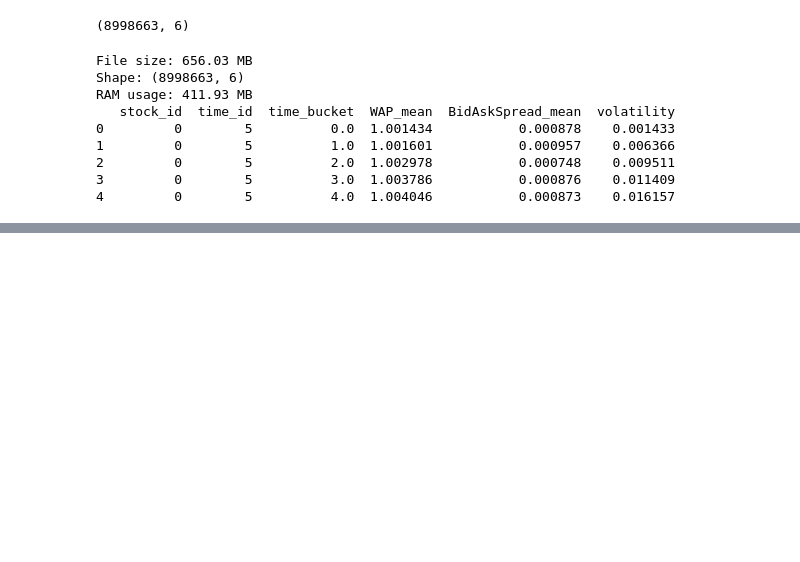
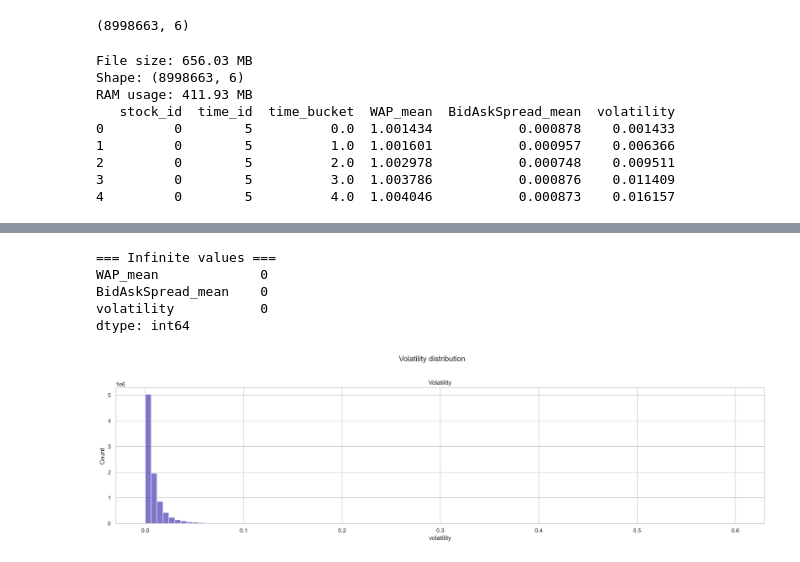
Before and after one commit to ji1isu/DATA3888G08, a Jupyter notebook: asst.ipynb, the cells around one changed output, grey strips where cells are left out. Drawn from its saved outputs; the diff is of its cells as text; code cells hidden in the pictures; blank space fills up the shorter version.

```diff
--- a/asst.ipynb
+++ b/asst.ipynb
@@ -2,4 +2,21 @@
 import pandas as pd
 import numpy as np
 import glob, os
+import duckdb
+import matplotlib.pyplot as plt
+import seaborn as sns
+plt.rcParams['figure.dpi'] = 150        # screen quality
+plt.rcParams['savefig.dpi'] = 300       # save quality
+plt.rcParams['figure.figsize'] = (12, 5)
+
+# ggplot2-like theme
+sns.set_theme(
+    style='whitegrid',
+    font_scale=1.1,
+    rc={
+        'axes.spines.top': False,
+        'axes.spines.right': False,
+        'font.family': 'sans-serif'
+    }
+)
 # %%
@@ -105,0 +98,23 @@ RAM usage: 411.93 MB
+# %%
+print("\n=== Infinite values ===")
+print(np.isinf(df[['WAP_mean', 'BidAskSpread_mean', 'volatility']]).sum())
+# %% [output]
+=== Infinite values ===
+WAP_mean             0
+BidAskSpread_mean    0
+volatility           0
+dtype: int64
+# %%
+sns.set_theme(style='whitegrid')  # ggplot-like theme
+# %%
+fig, axes = plt.subplots(1, 1, figsize=(18, 5))
+
+sns.histplot(df['volatility'], bins=100, kde=False, color='#534AB7', ax=axes)
+
+
+axes.set_title('Volatility')
+plt.suptitle('Volatility distribution', y=1.02)
+plt.tight_layout()
+plt.show()
+# %% [output]
+[figure, added]
```
Also changed, not shown: parts of 15 cells of this notebook.
